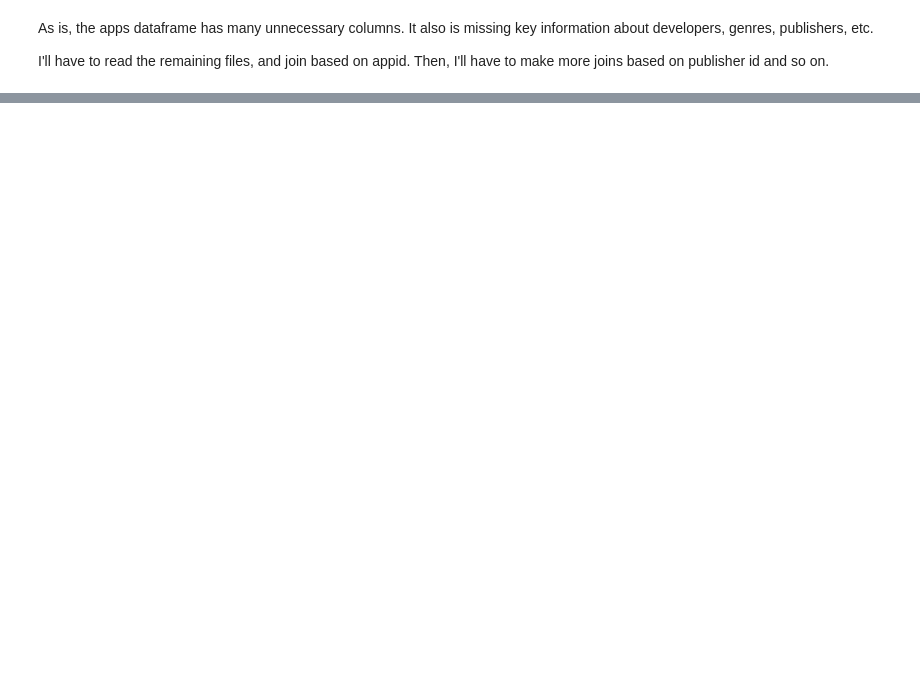
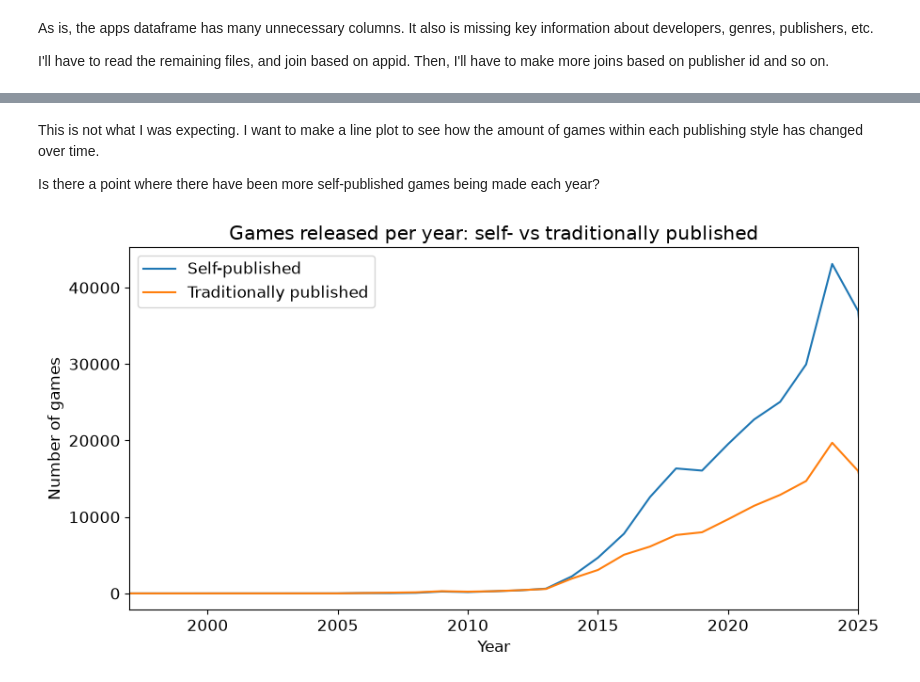
Before and after one commit to EvDev3/SteamPublishingEDA, a Jupyter notebook: SteamSaleEDA.ipynb, the cells around one changed output, grey strips where cells are left out. Drawn from its saved outputs; the diff is of its cells as text; code cells hidden in the pictures; blank space fills up the shorter version.

```diff
--- a/SteamSaleEDA.ipynb
+++ b/SteamSaleEDA.ipynb
@@ -57,0 +182,33 @@ Trying to change the respository right now
+# %% [markdown]
+This is not what I was expecting. I want to make a line plot to see how the amount of games within each publishing style has changed over time.
+
+Is there a point where there have been more self-published games being made each year?
+# %%
+plot_df = (
+    steam
+    .with_columns(
+        pl.col("release_date").dt.year().alias("year")
+    )
+    .group_by("year", "self-published")
+    .len()
+    .sort("year")
+)
+
+fig, ax = plt.subplots(figsize=(10, 5))
+
+for is_self, label in [(True, "Self-published"), (False, "Traditionally published")]:
+    sub = plot_df.filter(pl.col("self-published") == is_self).sort("year")
+    ax.plot(sub["year"], sub["len"], label=label)
+
+ax.set_xlabel("Year")
+ax.set_ylabel("Number of games")
+ax.set_title("Games released per year: self- vs traditionally published")
+
+# Every 5 years, ending on 2025
+ax.set_xticks(range(1995, 2026, 5))
+ax.set_xlim(1997, 2025)
+
+ax.legend()
+plt.show()
+# %% [output]
+[figure, added]
```
Also changed, not shown: parts of 24 cells of this notebook, 1 other file.
